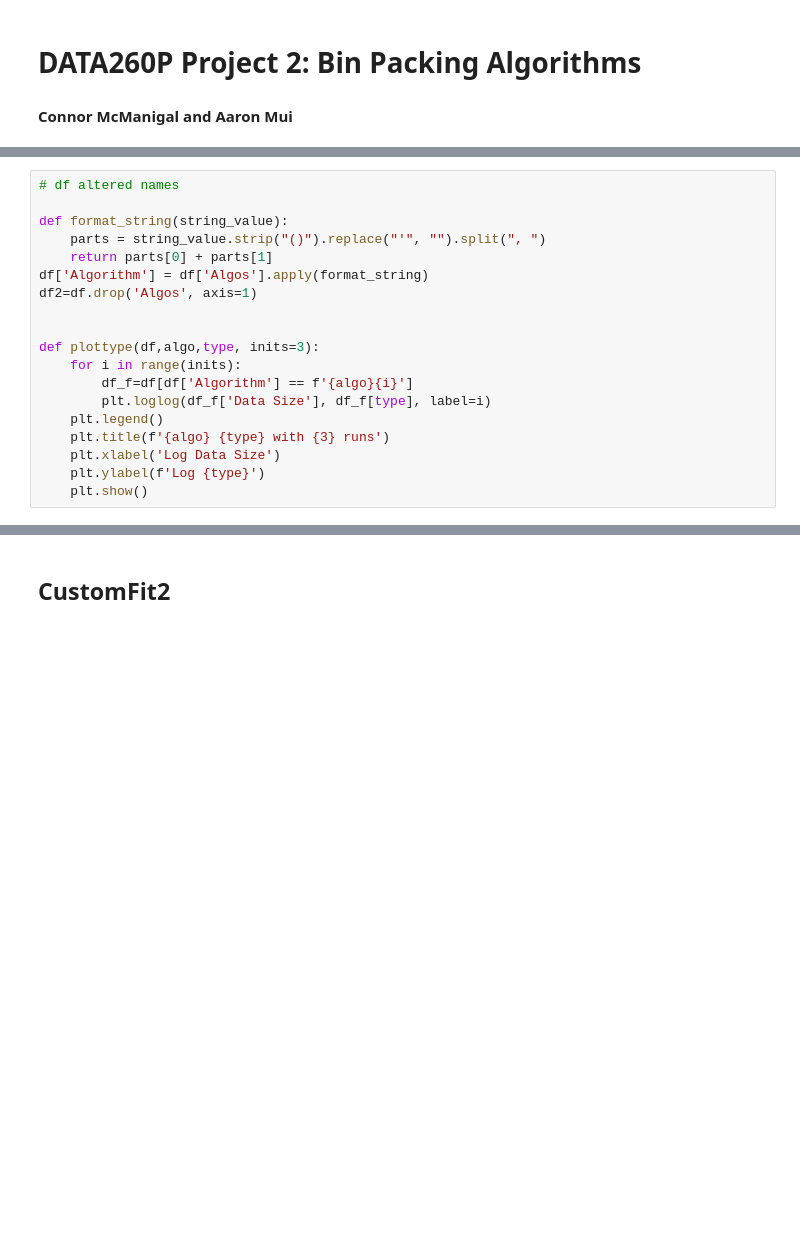
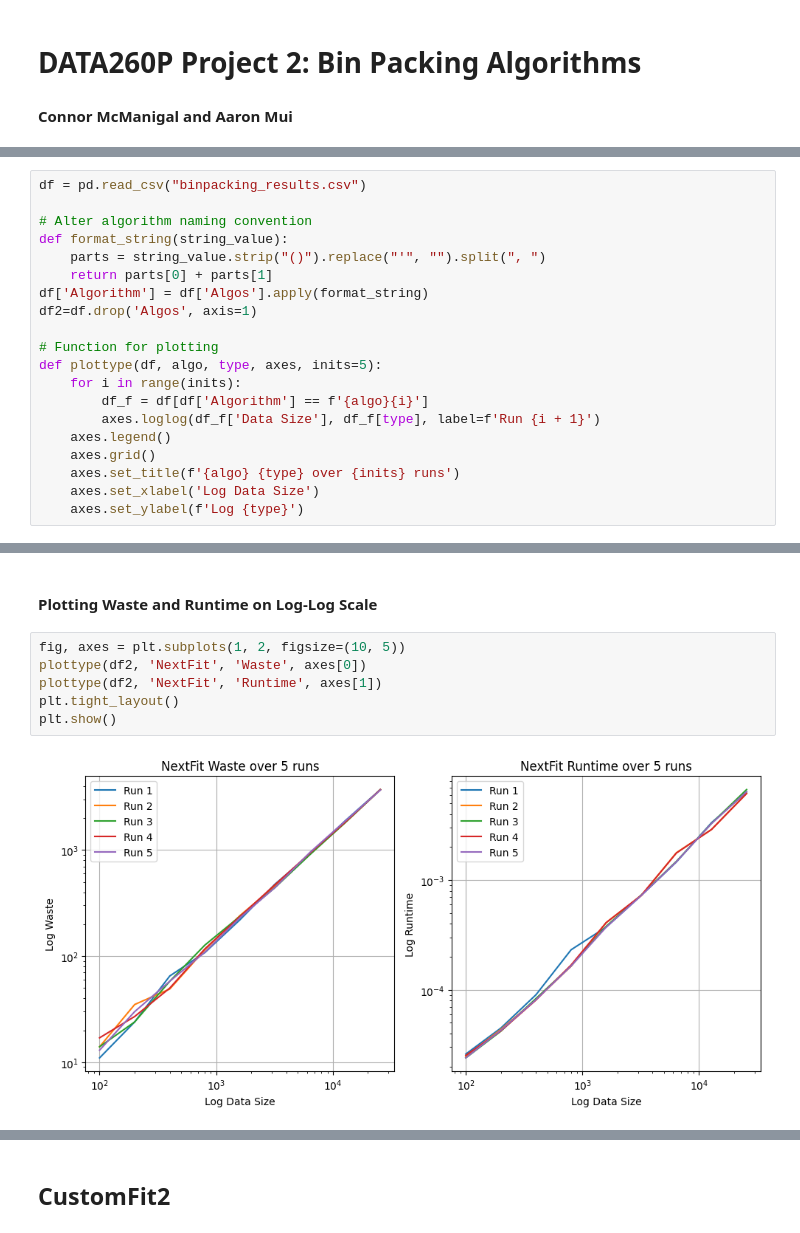
Before and after one commit to connormcmanigal/bin-packing-analysis, a Jupyter notebook: report.ipynb, the cells around one changed output, grey strips where cells are left out. Cells and saved outputs as stored; diff of their text form; blank space fills up the shorter version.

Commit message:
Added plots and stats, need to check out FFD and BFD

```diff
--- a/report.ipynb
+++ b/report.ipynb
@@ -10,19 +4,0 @@ df = pd.read_csv("/Users/connormcmanigal/bin_packing/binpacking_results.csv")
-# %%
-# df altered names
-
-def format_string(string_value):
-    parts = string_value.strip("()").replace("'", "").split(", ")
-    return parts[0] + parts[1]
-df['Algorithm'] = df['Algos'].apply(format_string)
-df2=df.drop('Algos', axis=1)
-
-
-def plottype(df,algo,type, inits=3):
-    for i in range(inits):
-        df_f=df[df['Algorithm'] == f'{algo}{i}']
-        plt.loglog(df_f['Data Size'], df_f[type], label=i)
-    plt.legend()
-    plt.title(f'{algo} {type} with {3} runs')
-    plt.xlabel('Log Data Size')
-    plt.ylabel(f'Log {type}')
-    plt.show()
@@ -74,0 +8,20 @@ mean_nextfit
+# %%
+df = pd.read_csv("binpacking_results.csv")
+
+# Alter algorithm naming convention
+def format_string(string_value):
+    parts = string_value.strip("()").replace("'", "").split(", ")
+    return parts[0] + parts[1]
+df['Algorithm'] = df['Algos'].apply(format_string)
+df2=df.drop('Algos', axis=1)
+
+# Function for plotting
+def plottype(df, algo, type, axes, inits=5):
+    for i in range(inits):
+        df_f = df[df['Algorithm'] == f'{algo}{i}']
+        axes.loglog(df_f['Data Size'], df_f[type], label=f'Run {i + 1}')
+    axes.legend()
+    axes.grid()
+    axes.set_title(f'{algo} {type} over {inits} runs')
+    axes.set_xlabel('Log Data Size')
+    axes.set_ylabel(f'Log {type}')
@@ -74,0 +49,10 @@ mean_nextfit
+# %% [markdown]
+#### Plotting Waste and Runtime on Log-Log Scale
+# %%
+fig, axes = plt.subplots(1, 2, figsize=(10, 5))
+plottype(df2, 'NextFit', 'Waste', axes[0])
+plottype(df2, 'NextFit', 'Runtime', axes[1])
+plt.tight_layout()
+plt.show()
+# %% [output]
+[figure, added]
```
Also changed, not shown: parts of 35 cells of this notebook, 2 other files.
